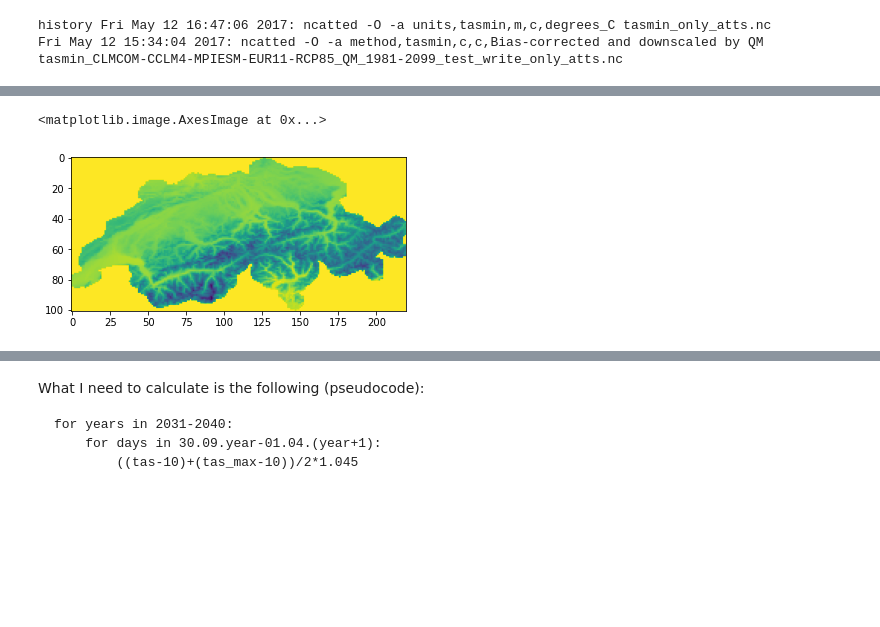
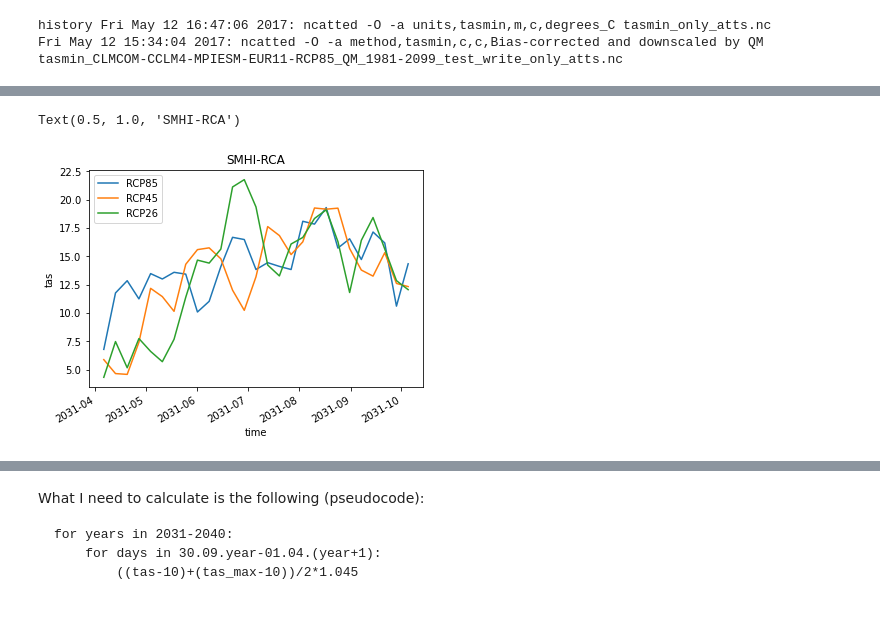
Before and after one commit to zhaw-piwi/Standortanalyse-AG-BE-ZG, a Jupyter notebook: code/Hugglin_Index_prognosis-xarray.ipynb, the cells around one changed output, grey strips where cells are left out. Saved outputs shown, nothing was run; the diff lists cells and outputs as text; code cells hidden in the pictures; blank space fills up the shorter version.

```diff
--- a/code/Hugglin_Index_prognosis-xarray.ipynb
+++ b/code/Hugglin_Index_prognosis-xarray.ipynb
@@ -65,3 +86,5 @@ Fri May 12 16:47:06 2017: ncatted -O -a units,tasmin,m,c,degrees_C tasmin_only_a
+# %%
+prognosis_all = {model: {variant: xr.open_mfdataset(filenames) for variant, filenames in variant.items()} for model, variant in models_dict.items()}
 # %%
 # what dimensions does the netCDF file have?
 ds.dims
@@ -128,13 +151,14 @@ Bias-corrected and downscaled by QM
 Attributes: (1)
 history :
 Fri May 12 16:47:06 2017: ncatted -O -a units,tasmin,m,c,degrees_C tasmin_only_atts.nc Fri May 12 15:34:04 2017: ncatted -O -a method,tasmin,c,c,Bias-corrected and downscaled by QM tasmin_CLMCOM-CCLM4 ...
-# %%
-def hugglin(x):
-    return (((x.tas-10)+(x.tasmax-10))/2)*1.045
-
-ds_hugg = ds.sel(time = slice("2031-09-30", "2032-04-01")).groupby("time").map(hugglin).sum(dim="time")
-
-plt.imshow(np.flip(ds_hugg, 0))
-# %% [output]
-<matplotlib.image.AxesImage at 0x...>
-[figure, removed]
+# %%
+# debugging
+for variant in variants:
+    prognosis_all[models[0]][variant].sel(time = slice("2031-04-01", "2031-09-30"), lon = slice(minx, maxx), lat = slice(miny, maxy)).tas.resample(time = "W").mean().mean(("lon","lat")).plot(label = variant)
+plt.legend()
+plt.title(models[0])
+
+#plt.savefig("../plots/"+models[0]+".tif")
+# %% [output]
+Text(0.5, 1.0, 'SMHI-RCA')
+[figure, added]
```
Also changed, not shown: parts of 42 cells of this notebook, 12 other files.
